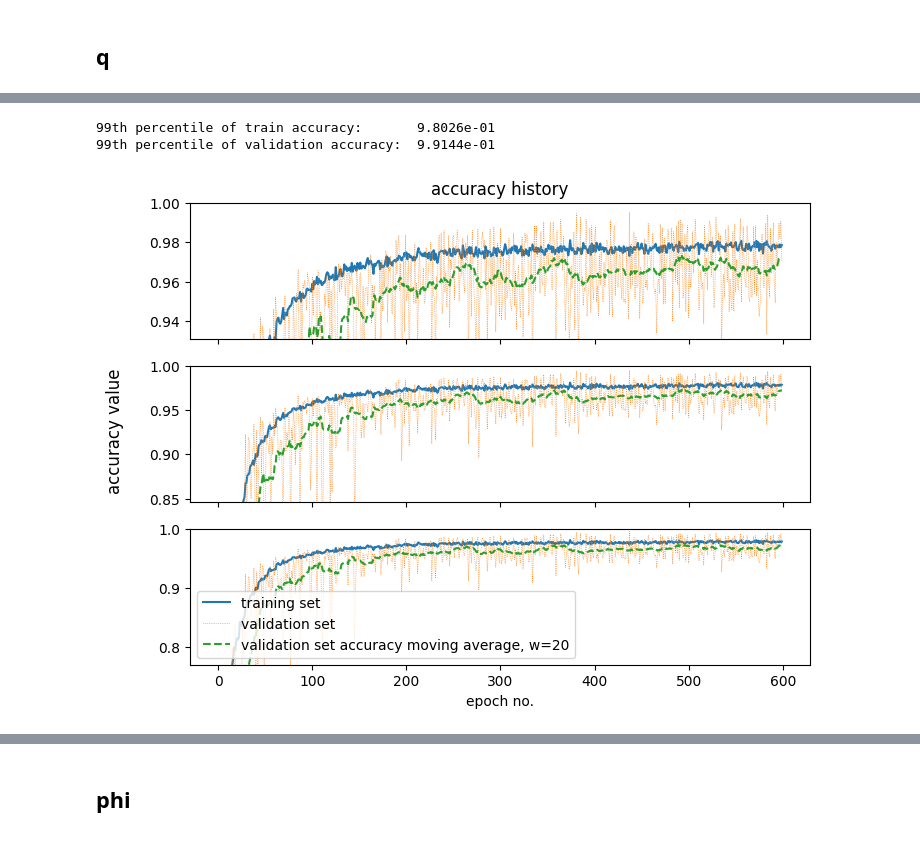
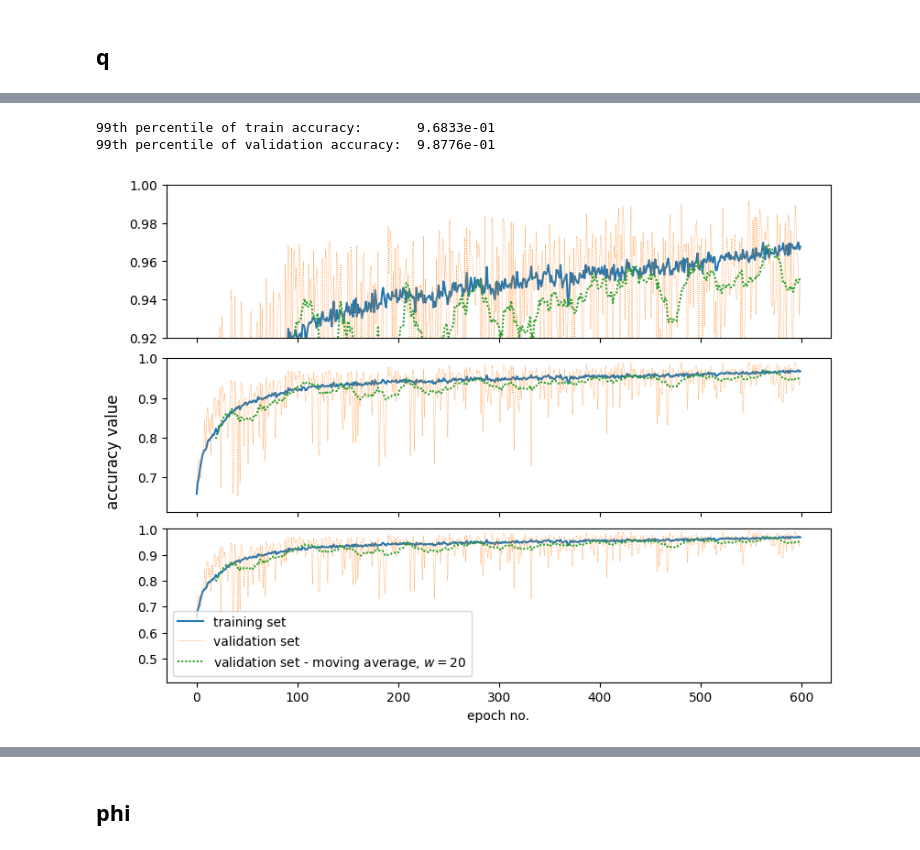
Before and after one commit to P4ndaM1x/engineering-dissertation, a Jupyter notebook: trained_models/hp_extractor.ipynb, the cells around one changed output, grey strips where cells are left out. Drawn from its saved outputs; the diff is of its cells as text; code cells hidden in the pictures.

```diff
--- a/trained_models/hp_extractor.ipynb
+++ b/trained_models/hp_extractor.ipynb
@@ -132,8 +184,8 @@ df.sort_values('med(test)', ascending=False)[:MAX_ROWS]
 # %%
 from common.plot import plot_metric_history_zoomed
-history_df = pd.read_csv(ABS_ROOT_DIR_PATH + 'trained_models/q/1700514700/history/10-3-16-pol_tanh-softmax_real_with_abs-history.csv')
+history_df = pd.read_csv(ABS_ROOT_DIR_PATH + 'trained_models/q/1700514700/history/10-3-16-pol_sigmoid-softmax_real_with_abs-history.csv')
 plot_metric_history_zoomed(history_df, metric='accuracy', mode='max', moving_average_window=(20,), threshold_multiplier=0.95)
 # %% [output]
-99th percentile of train accuracy:       9.8026e-01
-99th percentile of validation accuracy:  9.9144e-01
+99th percentile of train accuracy:       9.6833e-01
+99th percentile of validation accuracy:  9.8776e-01
-[figure, old version]
+[figure, new version]
```
Also changed, not shown: parts of 43 cells of this notebook, 9 other files.
